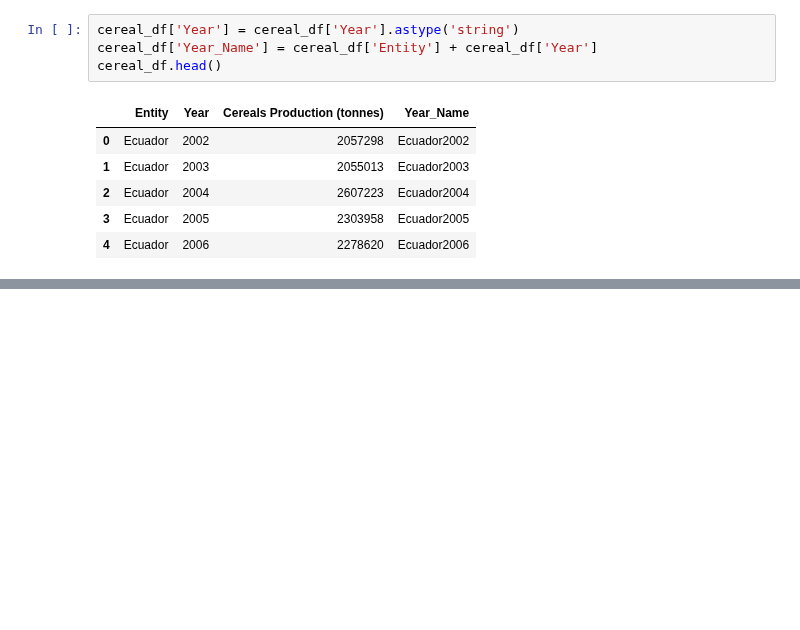
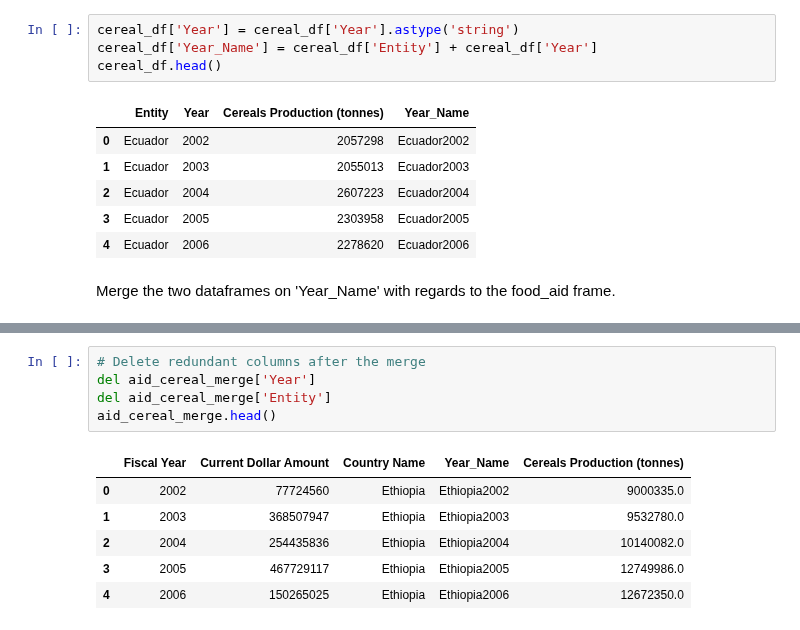
Before and after one commit to chriscallahan99/DataScience_Final_Project, a Jupyter notebook: DS_Milestone_1.ipynb, the cells around one changed output, grey strips where cells are left out. Drawn from its saved outputs; the diff is of its cells as text; blank space fills up the shorter version.

```diff
--- a/DS_Milestone_1.ipynb
+++ b/DS_Milestone_1.ipynb
@@ -454,6 +459,8 @@ cereal_df.head()
 | 2 | Ecuador | 2004 | 2607223 | Ecuador2004 |
 | 3 | Ecuador | 2005 | 2303958 | Ecuador2005 |
 | 4 | Ecuador | 2006 | 2278620 | Ecuador2006 |
+# %% [markdown]
+Merge the two dataframes on 'Year_Name' with regards to the food_aid frame.
 # %%
 aid_cereal_merge = food_aid.merge(cereal_df, on= 'Year_Name', how= 'left')
 
@@ -465,3 +472,15 @@ aid_cereal_merge.head()
 | 2 | 2004 | 254435836 | Ethiopia | Ethiopia2004 | Ethiopia | 2004 | 10140082.0 |
 | 3 | 2005 | 467729117 | Ethiopia | Ethiopia2005 | Ethiopia | 2005 | 12749986.0 |
 | 4 | 2006 | 150265025 | Ethiopia | Ethiopia2006 | Ethiopia | 2006 | 12672350.0 |
+# %%
+# Delete redundant columns after the merge
+del aid_cereal_merge['Year']
+del aid_cereal_merge['Entity']
+aid_cereal_merge.head()
+# %% [output]
+|  | Fiscal Year | Current Dollar Amount | Country Name | Year_Name | Cereals Production (tonnes) |
+| 0 | 2002 | 77724560 | Ethiopia | Ethiopia2002 | 9000335.0 |
+| 1 | 2003 | 368507947 | Ethiopia | Ethiopia2003 | 9532780.0 |
+| 2 | 2004 | 254435836 | Ethiopia | Ethiopia2004 | 10140082.0 |
+| 3 | 2005 | 467729117 | Ethiopia | Ethiopia2005 | 12749986.0 |
+| 4 | 2006 | 150265025 | Ethiopia | Ethiopia2006 | 12672350.0 |
```
Also changed, not shown: parts of 16 cells of this notebook.
